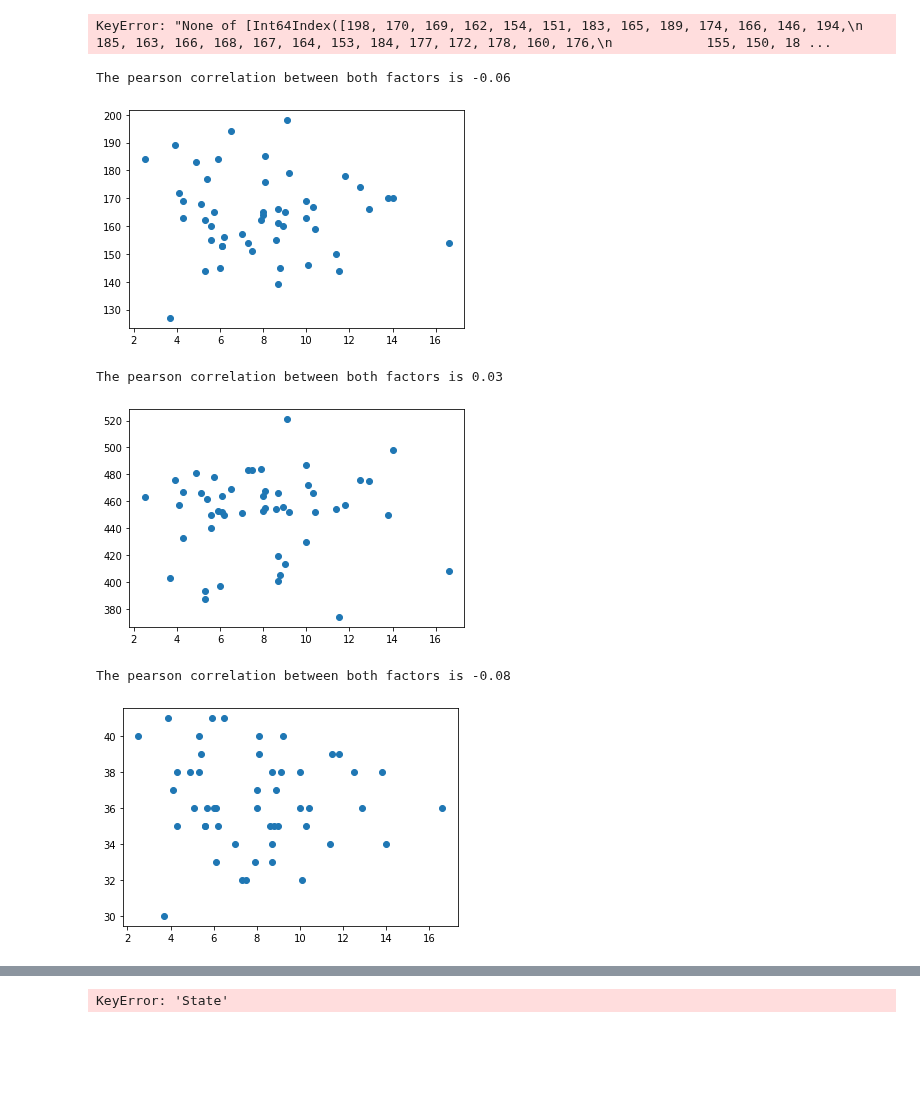
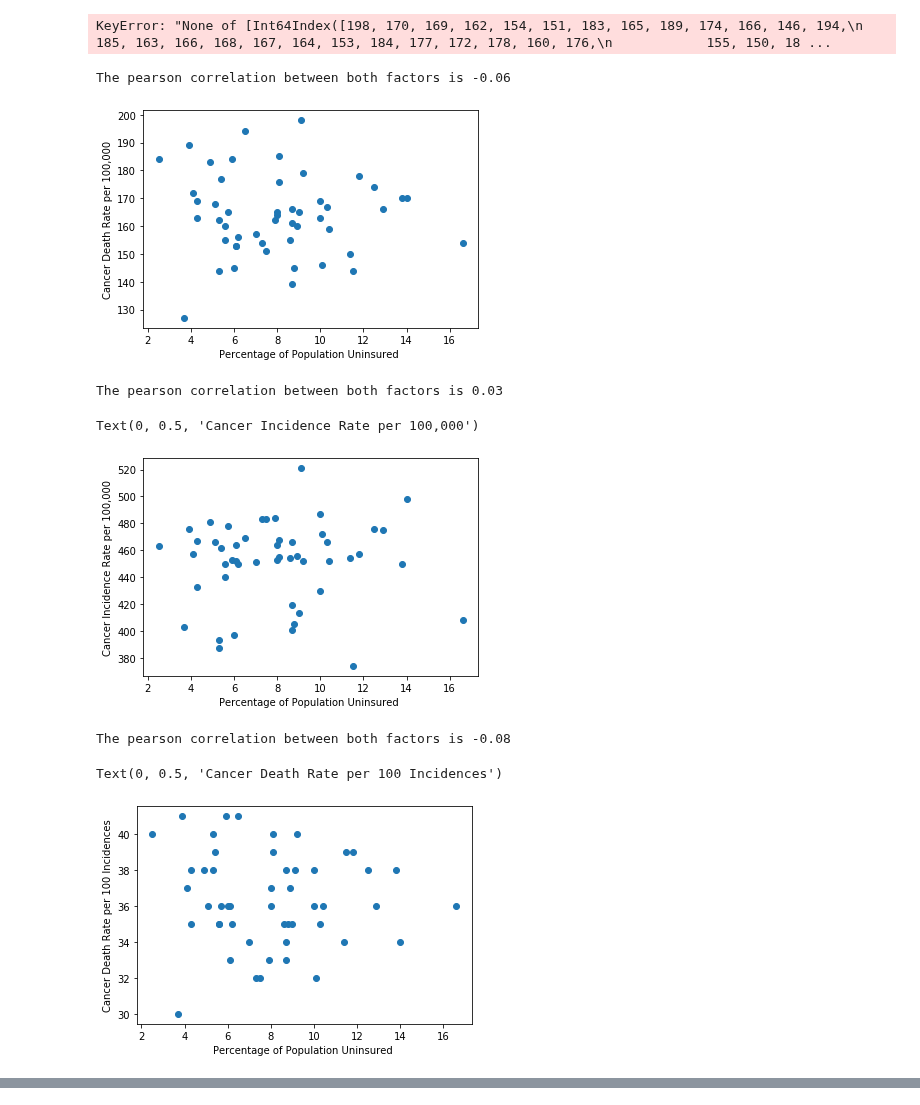
Before and after one commit to settinge/Cancer-and-Nonbiological-Variables, a Jupyter notebook: Cancer Comparisons Final.ipynb, the cells around one changed output, grey strips where cells are left out. Saved outputs shown, nothing was run; the diff lists cells and outputs as text; code cells hidden in the pictures; blank space fills up the shorter version.

```diff
--- a/Cancer Comparisons Final.ipynb
+++ b/Cancer Comparisons Final.ipynb
@@ -156,32 +195,44 @@ KeyError: "None of [Int64Index([198, 170, 169, 162, 154, 151, 183, 165, 189, 174
 # %%
 #drop Hawaii
 list(uninsured_rates)
 
 uninsured_rates_no_Hawaii = health_info[health_info["State"]!= "Hawaii"]
 uninsured_rates_no_Hawaii
 
 plt.scatter(uninsured_rates_no_Hawaii['Uninsured Percentage (2016)'], cancer_death_rate)
+
+plt.xlabel("Percentage of Population Uninsured ")
+plt.ylabel("Cancer Death Rate per 100,000")
+
 x_axis= uninsured_rates_no_Hawaii['Uninsured Percentage (2016)']
 y_axis= cancer_death_rate
 correlation = st.pearsonr(x_axis,y_axis)
 print(f"The pearson correlation between both factors is {round(correlation[0],2)}")
 # %% [output]
 The pearson correlation between both factors is -0.06
-[figure, old version]
+[figure, new version]
 # %%
 plt.scatter(uninsured_rates_no_Hawaii['Uninsured Percentage (2016)'], cancer_incidence_rate)
 correlation = st.pearsonr(uninsured_rates_no_Hawaii['Uninsured Percentage (2016)'],cancer_incidence_rate)
 print(f"The pearson correlation between both factors is {round(correlation[0],2)}")
+
+plt.xlabel("Percentage of Population Uninsured ")
+plt.ylabel("Cancer Incidence Rate per 100,000")
 # %% [output]
 The pearson correlation between both factors is 0.03
+Text(0, 0.5, 'Cancer Incidence Rate per 100,000')
-[figure, old version]
+[figure, new version]
 # %%
 plt.scatter(uninsured_rates_no_Hawaii['Uninsured Percentage (2016)'], cancer_death_per_hundred)
 correlation = st.pearsonr(uninsured_rates_no_Hawaii['Uninsured Percentage (2016)'], cancer_death_per_hundred)
 print(f"The pearson correlation between both factors is {round(correlation[0],2)}")
+
+plt.xlabel("Percentage of Population Uninsured ")
+plt.ylabel("Cancer Death Rate per 100 Incidences")
 # %% [output]
 The pearson correlation between both factors is -0.08
+Text(0, 0.5, 'Cancer Death Rate per 100 Incidences')
-[figure, old version]
+[figure, new version]
 # %%
 #max values
 
@@ -214,7 +265,3 @@ health_insurance_extremes_final
 | 36 | Oklahoma | 14.2 | 13.8 | 13.9 | 15.4 | ... |
 | 1 | Alaska | 12.6 | 14.0 | 14.9 | 17.2 | ... |
 | 43 | Texas | 17.7 | 16.6 | 17.1 | 19.1 | ... |
-# %%
-joined_health_insurance_extremes = pd.merge(health_insurance_extremes_final, cancer_death_rate, on = "State")
-# %% [output]
-KeyError: 'State'
```
Also changed, not shown: parts of 6 cells of this notebook.
